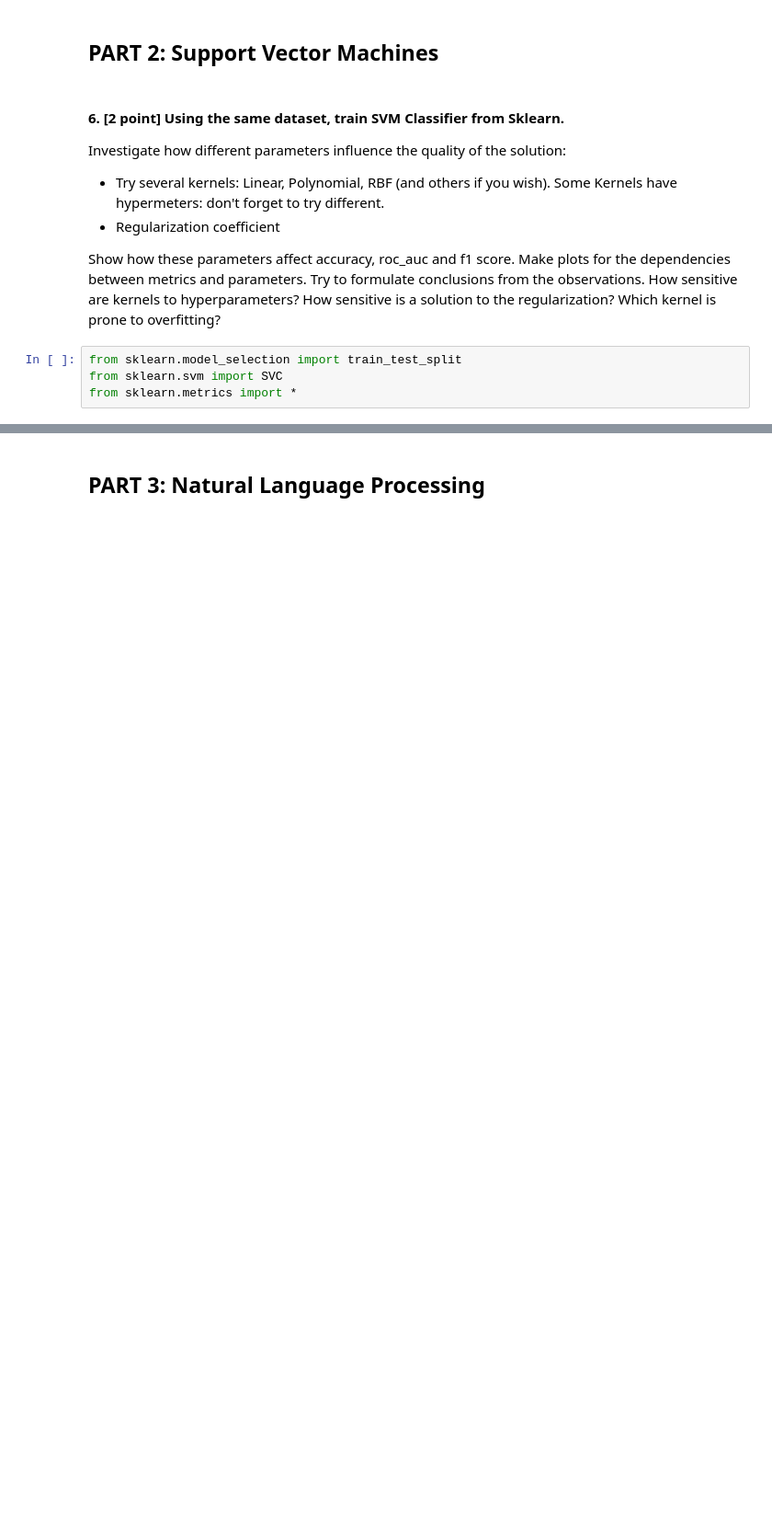
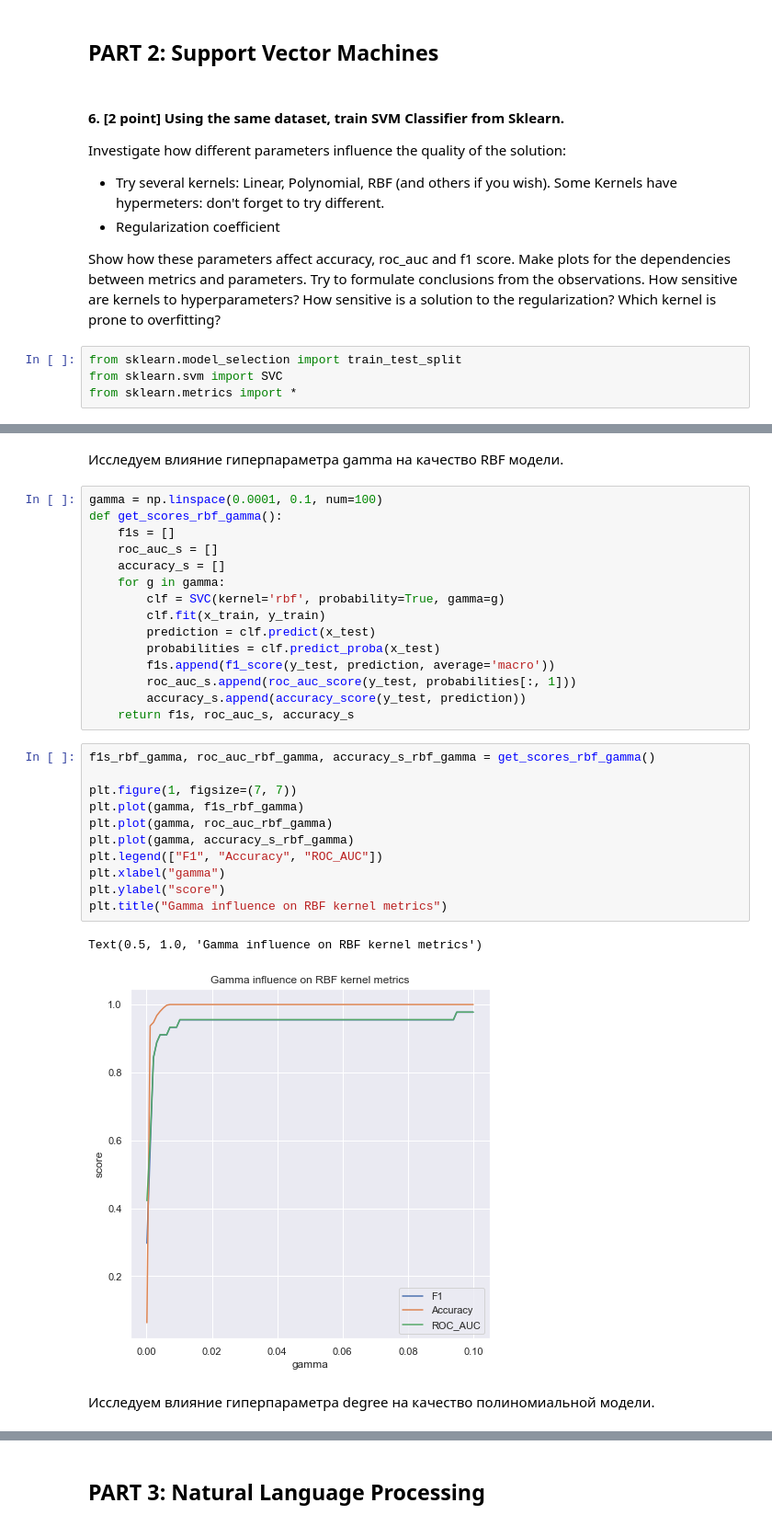
Before and after one commit to shmelzz/data_analysis, a Jupyter notebook: hw3/ml_hw3_Shelemekh_206.ipynb, the cells around one changed output, grey strips where cells are left out. Shown at 92% size. Drawn from its saved outputs; the diff is of its cells as text; blank space fills up the shorter version.

```diff
--- a/hw3/ml_hw3_Shelemekh_206.ipynb
+++ b/hw3/ml_hw3_Shelemekh_206.ipynb
@@ -202,0 +272,33 @@ show_results(y_test, prediction, proba)
+# %% [markdown]
+Исследуем влияние гиперпараметра gamma на качество RBF модели.
+# %%
+gamma = np.linspace(0.0001, 0.1, num=100)
+def get_scores_rbf_gamma():
+    f1s = []
+    roc_auc_s = []
+    accuracy_s = []
+    for g in gamma:
+        clf = SVC(kernel='rbf', probability=True, gamma=g)
+        clf.fit(x_train, y_train)
+        prediction = clf.predict(x_test)
+        probabilities = clf.predict_proba(x_test)
+        f1s.append(f1_score(y_test, prediction, average='macro'))
+        roc_auc_s.append(roc_auc_score(y_test, probabilities[:, 1]))
+        accuracy_s.append(accuracy_score(y_test, prediction))
+    return f1s, roc_auc_s, accuracy_s
+# %%
+f1s_rbf_gamma, roc_auc_rbf_gamma, accuracy_s_rbf_gamma = get_scores_rbf_gamma()
+
+plt.figure(1, figsize=(7, 7))
+plt.plot(gamma, f1s_rbf_gamma)
+plt.plot(gamma, roc_auc_rbf_gamma)
+plt.plot(gamma, accuracy_s_rbf_gamma)
+plt.legend(["F1", "Accuracy", "ROC_AUC"])
+plt.xlabel("gamma")
+plt.ylabel("score")
+plt.title("Gamma influence on RBF kernel metrics")
+# %% [output]
+Text(0.5, 1.0, 'Gamma influence on RBF kernel metrics')
+[figure, added]
+# %% [markdown]
+ Исследуем влияние гиперпараметра degree на качество полиномиальной модели.
```
Also changed, not shown: parts of 15 cells of this notebook.
